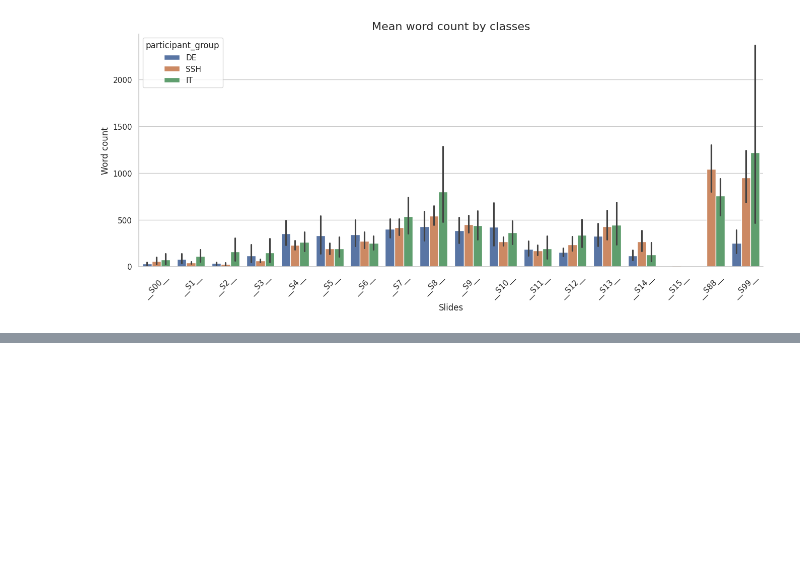
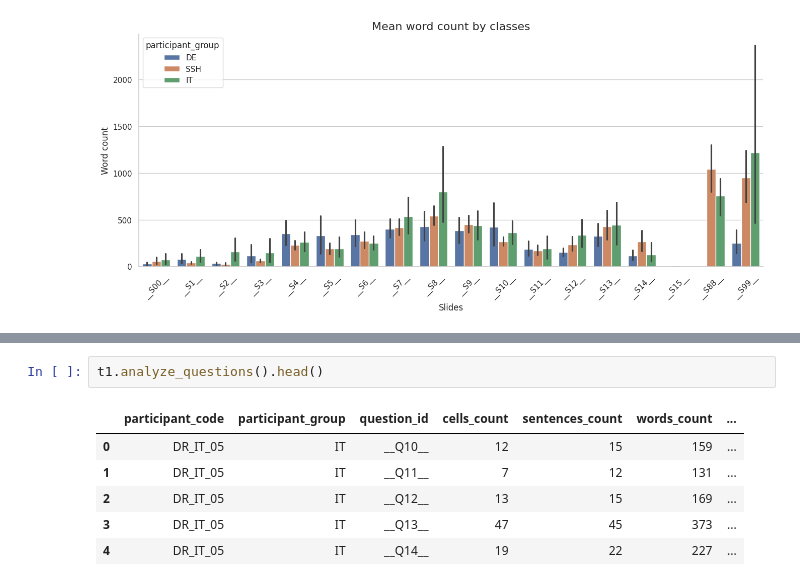
Before and after one commit to LukashWalancik/xaifungi-analysis, a Jupyter notebook: analysis.ipynb, the cells around one changed output, grey strips where cells are left out. Saved outputs shown, nothing was run; the diff lists cells and outputs as text; blank space fills up the shorter version.

```diff
--- a/analysis.ipynb
+++ b/analysis.ipynb
@@ -318,0 +324,9 @@ plt.show()
+# %%
+t1.analyze_questions().head()
+# %% [output]
+|  | participant_code | participant_group | question_id | cells_count | sentences_count | words_count | ... |
+| 0 | DR_IT_05 | IT | __Q10__ | 12 | 15 | 159 | ... |
+| 1 | DR_IT_05 | IT | __Q11__ | 7 | 12 | 131 | ... |
+| 2 | DR_IT_05 | IT | __Q12__ | 13 | 15 | 169 | ... |
+| 3 | DR_IT_05 | IT | __Q13__ | 47 | 45 | 373 | ... |
+| 4 | DR_IT_05 | IT | __Q14__ | 19 | 22 | 227 | ... |
```
Also changed, not shown: parts of 4 cells of this notebook.
